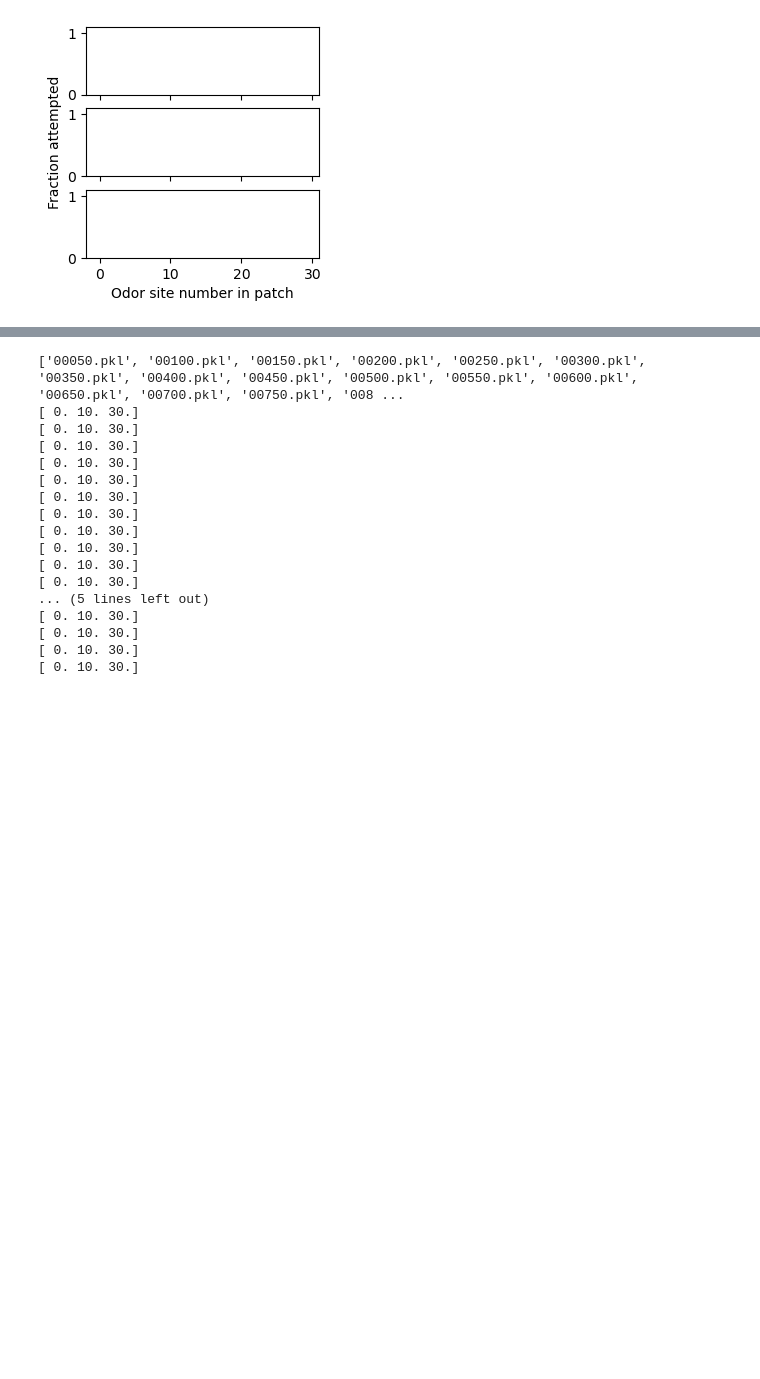
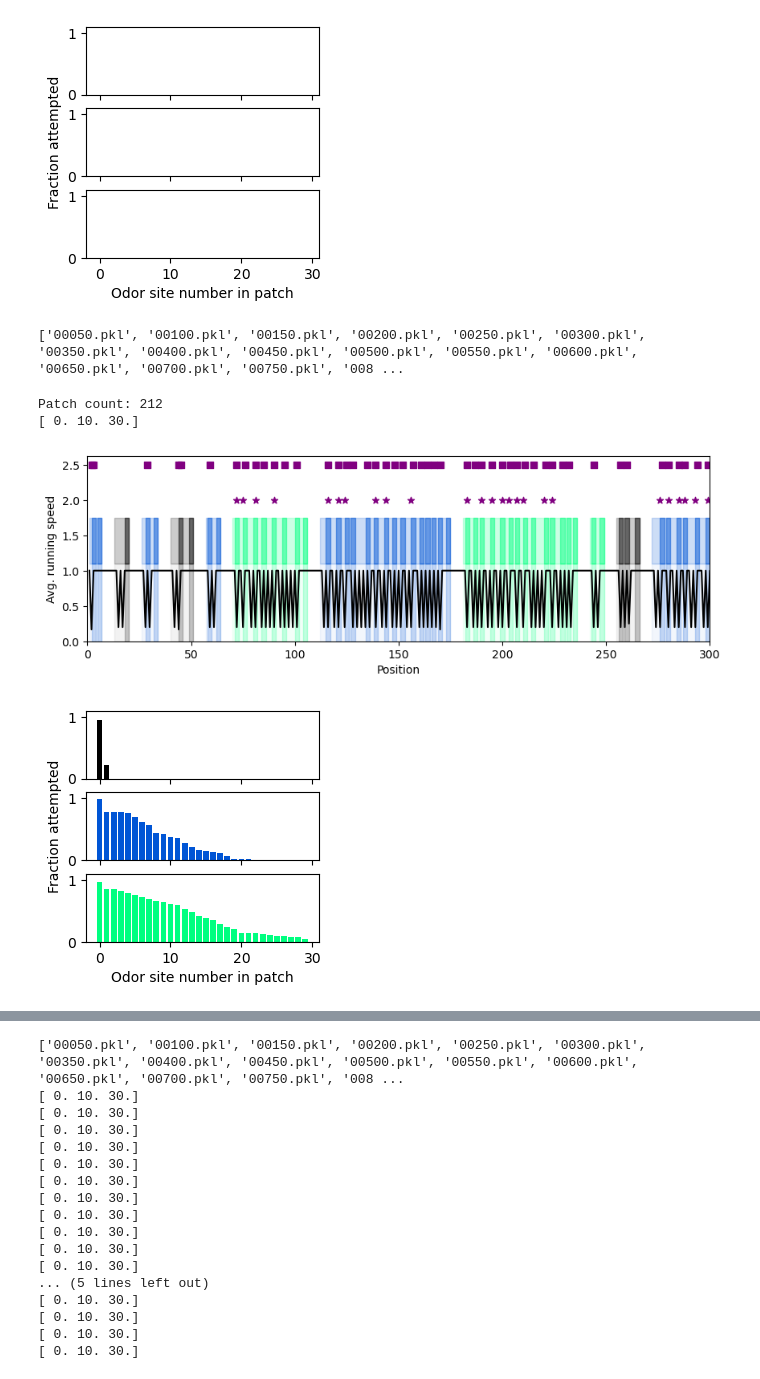
Before and after one commit to davidgbe/favorably_connected, a Jupyter notebook: code/notebooks/session_visualization_fixed_mapping.ipynb, the cells around one changed output, grey strips where cells are left out. Cells and saved outputs as stored; diff of their text form; code cells hidden in the pictures; blank space fills up the shorter version.

```diff
--- a/code/notebooks/session_visualization_fixed_mapping.ipynb
+++ b/code/notebooks/session_visualization_fixed_mapping.ipynb
@@ -289,3 +289,18 @@ Patch count: 2004
 [ 0. 10. 30.]
 [figure]
 [figure]
+# %%
+plot_sesson(
+    '../../results/rl_agent_outputs/fixed_agent_acc_reward_curve_2025-02-07_23_17_09_880411_var_noise_0.0001_activity_weight_1.0/state',
+    env_idx=0,
+    xlim=(0, 300),
+    max_reward_param=30,
+    max_reward_sites=30,
+    # update_num=100,
+)
+# %% [output]
+['00050.pkl', '00100.pkl', '00150.pkl', '00200.pkl', '00250.pkl', '00300.pkl', '00350.pkl', '00400.pkl', '00450.pkl', '00500.pkl', '00550.pkl', '00600.pkl', '00650.pkl', '00700.pkl', '00750.pkl', '008 ...
+Patch count: 212
+[ 0. 10. 30.]
+[figure, added]
+[figure, added]
```
Also changed, not shown: parts of 1 cell of this notebook, 3 other files.
